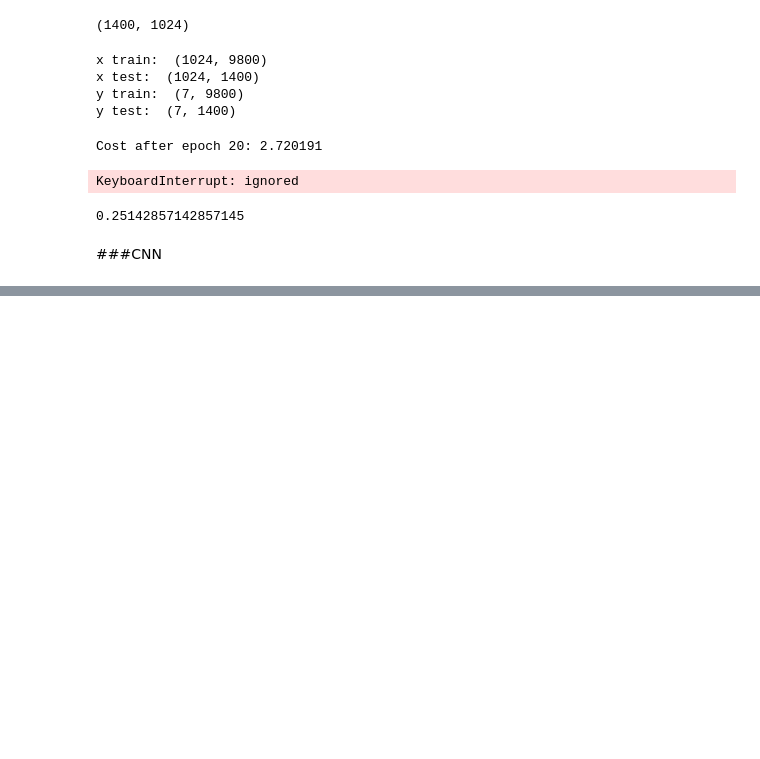
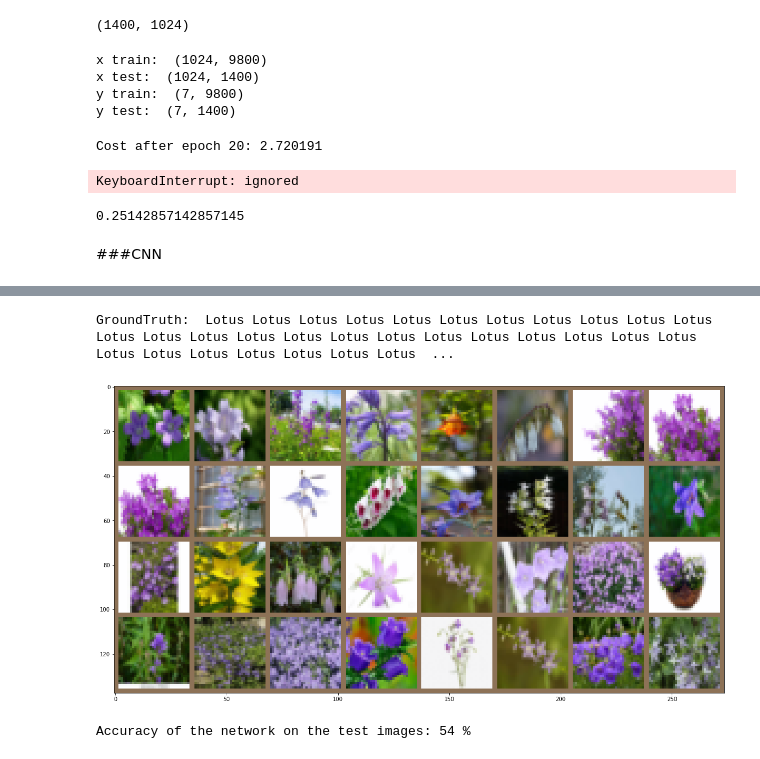
Before and after one commit to huseyin-yigit-ulker/Machine_learning_assignments, a Jupyter notebook: ass3/Assignment_3_Hüseyin_Yiğit_Ülker.ipynb, the cells around one changed output, grey strips where cells are left out. Cells and saved outputs as stored; diff of their text form; code cells hidden in the pictures; blank space fills up the shorter version.

```diff
--- a/ass3/Assignment_3_Hüseyin_Yiğit_Ülker.ipynb
+++ b/ass3/Assignment_3_Hüseyin_Yiğit_Ülker.ipynb
@@ -304,6 +304,28 @@ acc
 0.25142857142857145
 # %% [markdown]
 ###CNN
+# %%
+main_transform = transforms.Compose([
+    transforms.Resize((image_size, image_size)),  # 32x32
+    transforms.ToTensor(),
+    transforms.Normalize(mean,std)      # normalize
+])
+
+aug_transform = transforms.Compose([
+    transforms.Resize((image_size, image_size)),
+    transforms.RandomRotation(20),   # rotate images 20 degree randomly
+    transforms.RandomHorizontalFlip(),
+    transforms.ColorJitter(0.1,0.1,0.1),    # about saturation brightness vs.
+    transforms.ToTensor(),
+    transforms.Normalize(mean,std),
+    transforms.RandomErasing()      #randomly erasing pixels
+])
+# %%
+batch_size=32
+# %%
+train_dataset = datasets.ImageFolder(training_path, transform=aug_transform)
+# %%
+test_dataset = datasets.ImageFolder(test_path, transform=main_transform)
 # %%
 train_dataloader = DataLoader(train_dataset, batch_size = batch_size, shuffle=True, num_workers=2)
 # %%
@@ -464,0 +413,8 @@ RuntimeError: ignored
+# %%
+dataiter = iter(test_dataloader)
+images, labels = next(dataiter)
+
+# print images
+imshow(torchvision.utils.make_grid(images),mean,std)
+print('GroundTruth: ', ' '.join(f'{classes[labels[j]]:5s}' for j in range(batch_size)))
+# %% [output]
@@ -464,0 +422,19 @@ RuntimeError: ignored
+GroundTruth:  Lotus Lotus Lotus Lotus Lotus Lotus Lotus Lotus Lotus Lotus Lotus Lotus Lotus Lotus Lotus Lotus Lotus Lotus Lotus Lotus Lotus Lotus Lotus Lotus Lotus Lotus Lotus Lotus Lotus Lotus Lotus  ...
+[figure, added]
+# %%
+correct = 0
+total = 0
+# since we're not training, we don't need to calculate the gradients for our outputs
+with torch.no_grad():
+    for data in test_dataloader:
+        images, labels = data
+        # calculate outputs by running images through the network
+        outputs = net(images)
+        # the class with the highest energy is what we choose as prediction
+        _, predicted = torch.max(outputs.data, 1)
+        total += labels.size(0)
+        correct += (predicted == labels).sum().item()
+
+print(f'Accuracy of the network on the test images: {100 * correct // total} %')
+# %% [output]
+Accuracy of the network on the test images: 54 %
```
Also changed, not shown: parts of 19 cells of this notebook.
